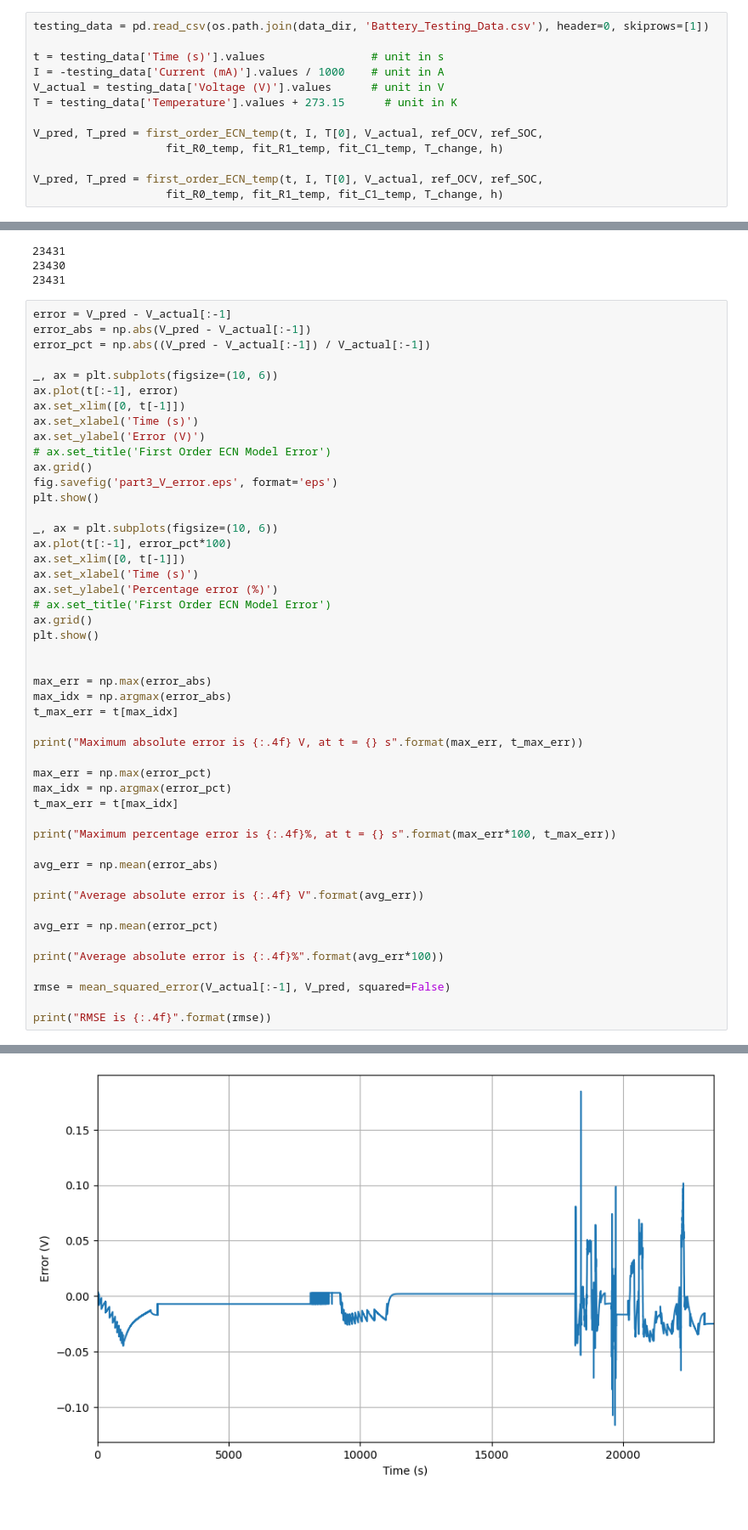
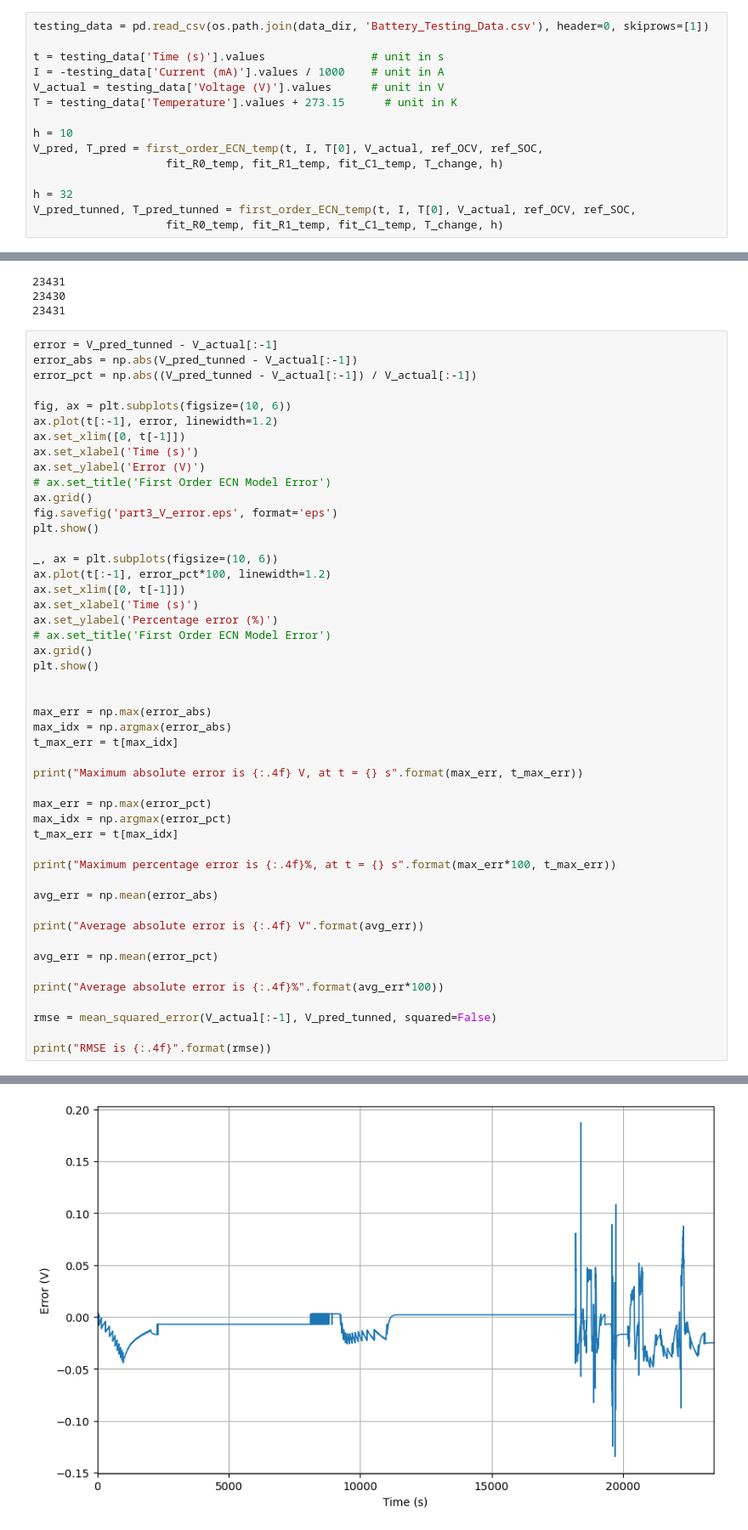
Before and after one commit to sunfanyi/modelling-of-lithium-ion-batteries, a Jupyter notebook: part_3.ipynb, the cells around one changed output, grey strips where cells are left out. Shown at 85% size. Drawn from its saved outputs; the diff is of its cells as text.

```diff
--- a/part_3.ipynb
+++ b/part_3.ipynb
@@ -492,8 +477,10 @@ I = -testing_data['Current (mA)'].values / 1000    # unit in A
 V_actual = testing_data['Voltage (V)'].values      # unit in V
 T = testing_data['Temperature'].values + 273.15      # unit in K
 
+h = 10
 V_pred, T_pred = first_order_ECN_temp(t, I, T[0], V_actual, ref_OCV, ref_SOC,
                     fit_R0_temp, fit_R1_temp, fit_C1_temp, T_change, h)
 
-V_pred, T_pred = first_order_ECN_temp(t, I, T[0], V_actual, ref_OCV, ref_SOC,
+h = 32
+V_pred_tunned, T_pred_tunned = first_order_ECN_temp(t, I, T[0], V_actual, ref_OCV, ref_SOC,
                     fit_R0_temp, fit_R1_temp, fit_C1_temp, T_change, h)
@@ -554,12 +525,12 @@ print(len(T_pred))
 23430
 23431
 # %%
-error = V_pred - V_actual[:-1]
-error_abs = np.abs(V_pred - V_actual[:-1])
-error_pct = np.abs((V_pred - V_actual[:-1]) / V_actual[:-1])
+error = V_pred_tunned - V_actual[:-1]
+error_abs = np.abs(V_pred_tunned - V_actual[:-1])
+error_pct = np.abs((V_pred_tunned - V_actual[:-1]) / V_actual[:-1])
 
-_, ax = plt.subplots(figsize=(10, 6))
-ax.plot(t[:-1], error)
+fig, ax = plt.subplots(figsize=(10, 6))
+ax.plot(t[:-1], error, linewidth=1.2)
 ax.set_xlim([0, t[-1]])
 ax.set_xlabel('Time (s)')
 ax.set_ylabel('Error (V)')
@@ -569,7 +540,7 @@ fig.savefig('part3_V_error.eps', format='eps')
 plt.show()
 
 _, ax = plt.subplots(figsize=(10, 6))
-ax.plot(t[:-1], error_pct*100)
+ax.plot(t[:-1], error_pct*100, linewidth=1.2)
 ax.set_xlim([0, t[-1]])
 ax.set_xlabel('Time (s)')
 ax.set_ylabel('Percentage error (%)')
@@ -598,7 +569,7 @@ avg_err = np.mean(error_pct)
 
 print("Average absolute error is {:.4f}%".format(avg_err*100))
 
-rmse = mean_squared_error(V_actual[:-1], V_pred, squared=False)
+rmse = mean_squared_error(V_actual[:-1], V_pred_tunned, squared=False)
 
 print("RMSE is {:.4f}".format(rmse))
 # %% [output]
@@ -606 +576 @@ The PostScript backend does not support transparency; partially transparent arti
-[figure, old version]
+[figure, new version]
```
Also changed, not shown: parts of 5 cells of this notebook.
